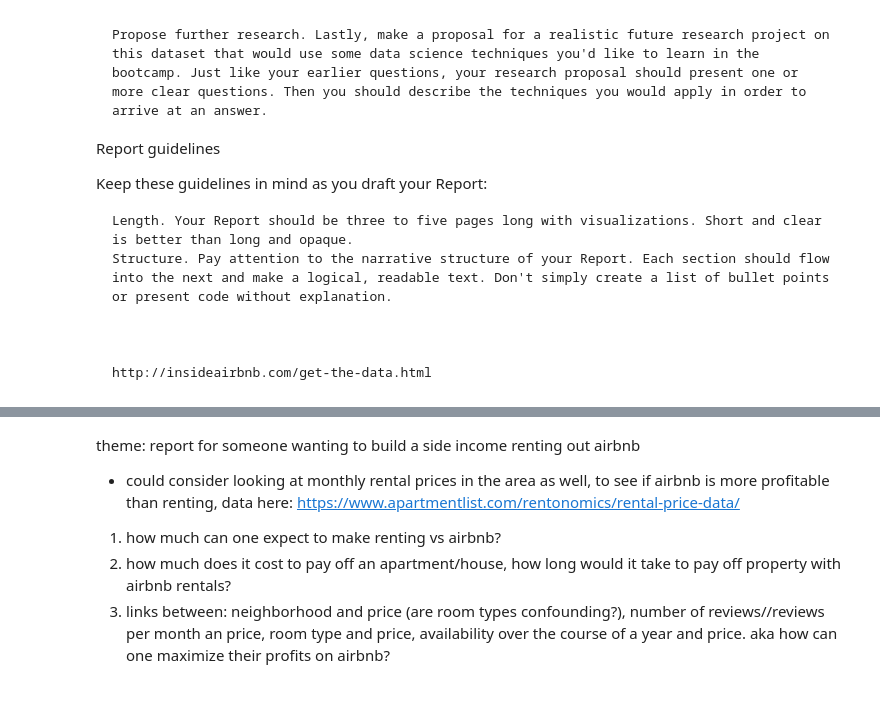
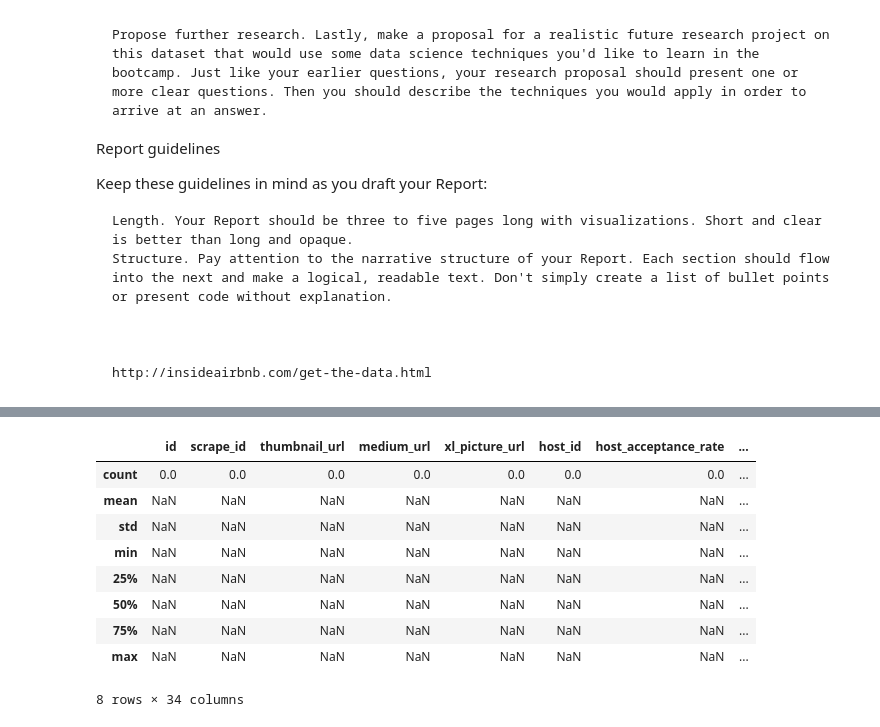
Before and after one commit to mahmoudheshmat/learn-datascience, a Jupyter notebook: Fundamentals/4.2.2 Analytic Report and Research Proposal - airbnb.ipynb, the cells around one changed output, grey strips where cells are left out. Cells and saved outputs as stored; diff of their text form; code cells hidden in the pictures; blank space fills up the shorter version.

```diff
--- a/Fundamentals/4.2.2 Analytic Report and Research Proposal - airbnb.ipynb
+++ b/Fundamentals/4.2.2 Analytic Report and Research Proposal - airbnb.ipynb
@@ -61,6 +164,13 @@ df.head()
-# %% [markdown]
-theme: report for someone wanting to build a side income renting out airbnb
--  could consider looking at monthly rental prices in the area as well, to see if airbnb is more profitable than renting, data here: https://www.apartmentlist.com/rentonomics/rental-price-data/
-1. how much can one expect to make renting vs airbnb?
-2. how much does it cost to pay off an apartment/house, how long would it take to pay off property with airbnb rentals?
-3. links between: neighborhood and price (are room types confounding?), number of reviews//reviews per month an price, room type and price, availability over the course of a year and price. aka how can one maximize their profits on airbnb?
+# %%
+full_OR_airbnb.dropna().describe()
+# %% [output]
+|  | id | scrape_id | thumbnail_url | medium_url | xl_picture_url | host_id | host_acceptance_rate | ... |
+| count | 0.0 | 0.0 | 0.0 | 0.0 | 0.0 | 0.0 | 0.0 | ... |
+| mean | NaN | NaN | NaN | NaN | NaN | NaN | NaN | ... |
+| std | NaN | NaN | NaN | NaN | NaN | NaN | NaN | ... |
+| min | NaN | NaN | NaN | NaN | NaN | NaN | NaN | ... |
+| 25% | NaN | NaN | NaN | NaN | NaN | NaN | NaN | ... |
+| 50% | NaN | NaN | NaN | NaN | NaN | NaN | NaN | ... |
+| 75% | NaN | NaN | NaN | NaN | NaN | NaN | NaN | ... |
+| max | NaN | NaN | NaN | NaN | NaN | NaN | NaN | ... |
+8 rows × 34 columns
```
Also changed, not shown: parts of 12 cells of this notebook, 5 other files.
